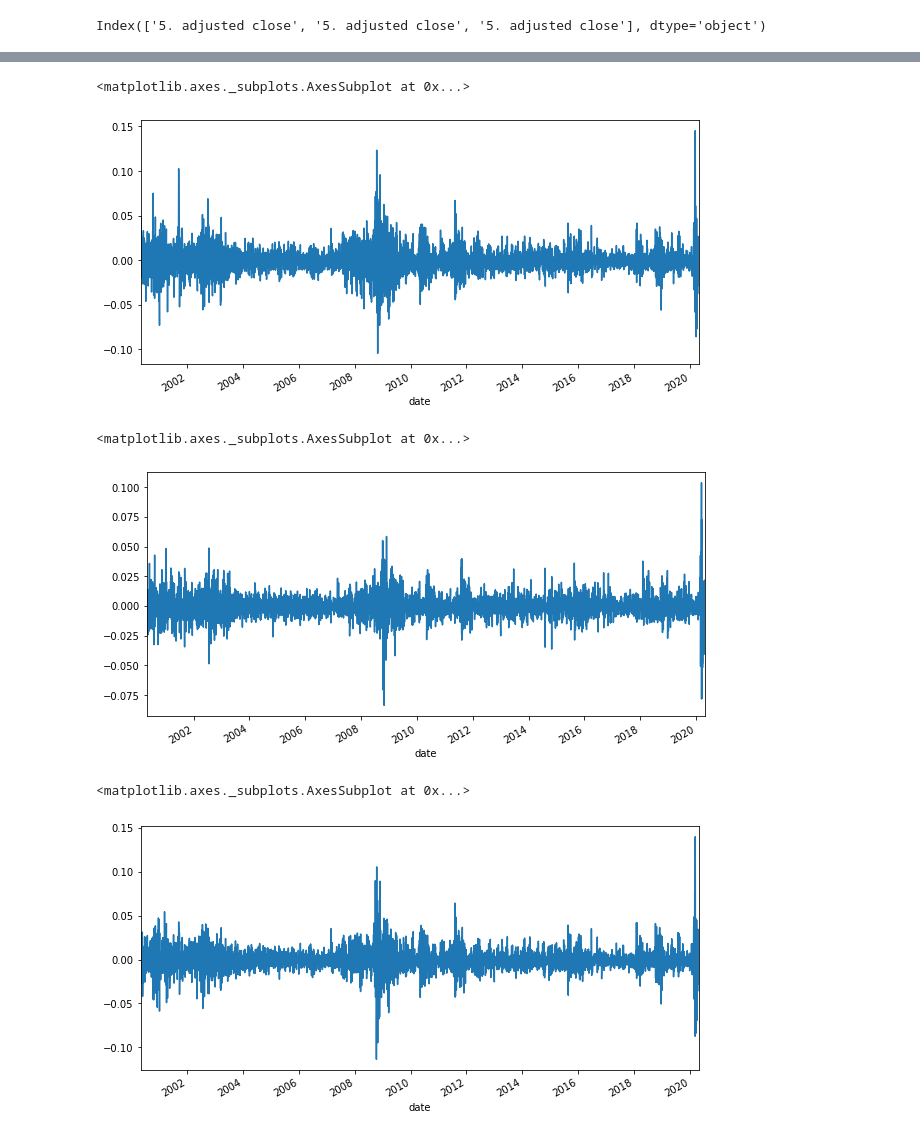
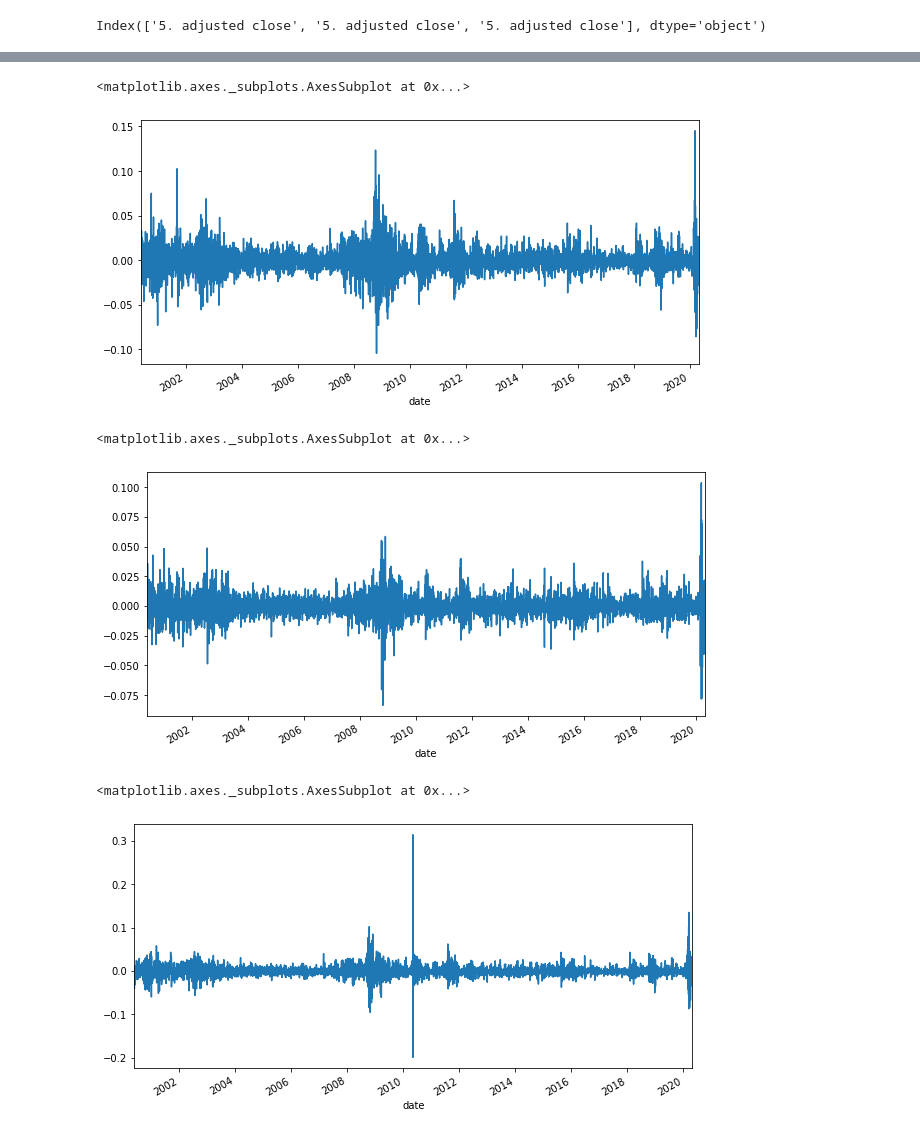
Before and after one commit to bkayratkyzy/Monte_Carlo_Simulations, a Jupyter notebook: notebooks/kelly.ipynb, the cells around one changed output, grey strips where cells are left out. Drawn from its saved outputs; the diff is of its cells as text; code cells hidden in the pictures.

```diff
--- a/notebooks/kelly.ipynb
+++ b/notebooks/kelly.ipynb
@@ -40,8 +41,8 @@ xly_df.head()
 xlp_df = api.alpha_vantage.historic_quotes('XLP', adjusted=True, output_format='pandas')
 #xlp_df.tail()
 
-sgx_df = api.alpha_vantage.historic_quotes('SGX', adjusted=True, output_format='pandas')
-#sgx_df.head()
+ivw_df = api.alpha_vantage.historic_quotes('IVW', adjusted=True, output_format='pandas')
+#ivw_df.head()
 # %%
 xly_df.head()
 # %% [output]
@@ -63,11 +64,11 @@ xly_df.head()
 xlp_df = xlp_df['5. adjusted close']
 xlp_df.head()
 
-sgx_df = sgx_df['5. adjusted close']
-sgx_df.head()
+ivw_df = ivw_df['5. adjusted close']
+ivw_df.head()
 
 #Use concat to put the data in one dataframe
-concat_df = pd.concat([xly_df, xlp_df, sgx_df], axis = "columns", join = "inner")
+concat_df = pd.concat([xly_df, xlp_df, ivw_df], axis = "columns", join = "inner")
 concat_df.head()
 # %% [output]
 |  | 5. adjusted close | 5. adjusted close | 5. adjusted close |
@@ -84,7 +85,7 @@ print(concat_df.columns)
 Index(['5. adjusted close', '5. adjusted close', '5. adjusted close'], dtype='object')
 # %%
 #Change column names to avoid confusion
-columns = ['XLY close', 'XLP close', 'SGX close']
+columns = ['XLY close', 'XLP close', 'IVW close']
 concat_df.columns = columns
 concat_df.head()
 # %% [output]
@@ -105,8 +106,8 @@ daily_returns_xlp = xlp_df.pct_change()
 concat_df['XLP_return']= daily_returns_xlp
 
 #add another column to get daily returns of SGX
-daily_returns_sgx = sgx_df.pct_change()
-concat_df['SGX_return']= daily_returns_sgx
+daily_returns_ivw = ivw_df.pct_change()
+concat_df['IVW_return']= daily_returns_ivw
 
 concat_df.head()
 # %% [output]
@@ -241,20 +244,20 @@ concat_df.describe()
 concat_df['XLY_return'].plot(figsize=(10,5))
 # %% [output]
 <matplotlib.axes._subplots.AxesSubplot at 0x...>
-[figure, old version]
+[figure, new version]
 # %%
 #plot daily returns of XLP
 
 concat_df['XLP_return'].plot(figsize=(10,5))
 # %% [output]
 <matplotlib.axes._subplots.AxesSubplot at 0x...>
-[figure, old version]
+[figure, new version]
 # %%
-#plot daily returns of SGX
+#plot daily returns of IVW
 
-concat_df['SGX_return'].plot(figsize=(10,5))
+concat_df['IVW_return'].plot(figsize=(10,5))
 # %% [output]
 <matplotlib.axes._subplots.AxesSubplot at 0x...>
-[figure, old version]
+[figure, new version]
 # %%
 # Calculate the cumulative returns using the 'cumprod()' function
```
Also changed, not shown: parts of 32 cells of this notebook, 1 other file.
